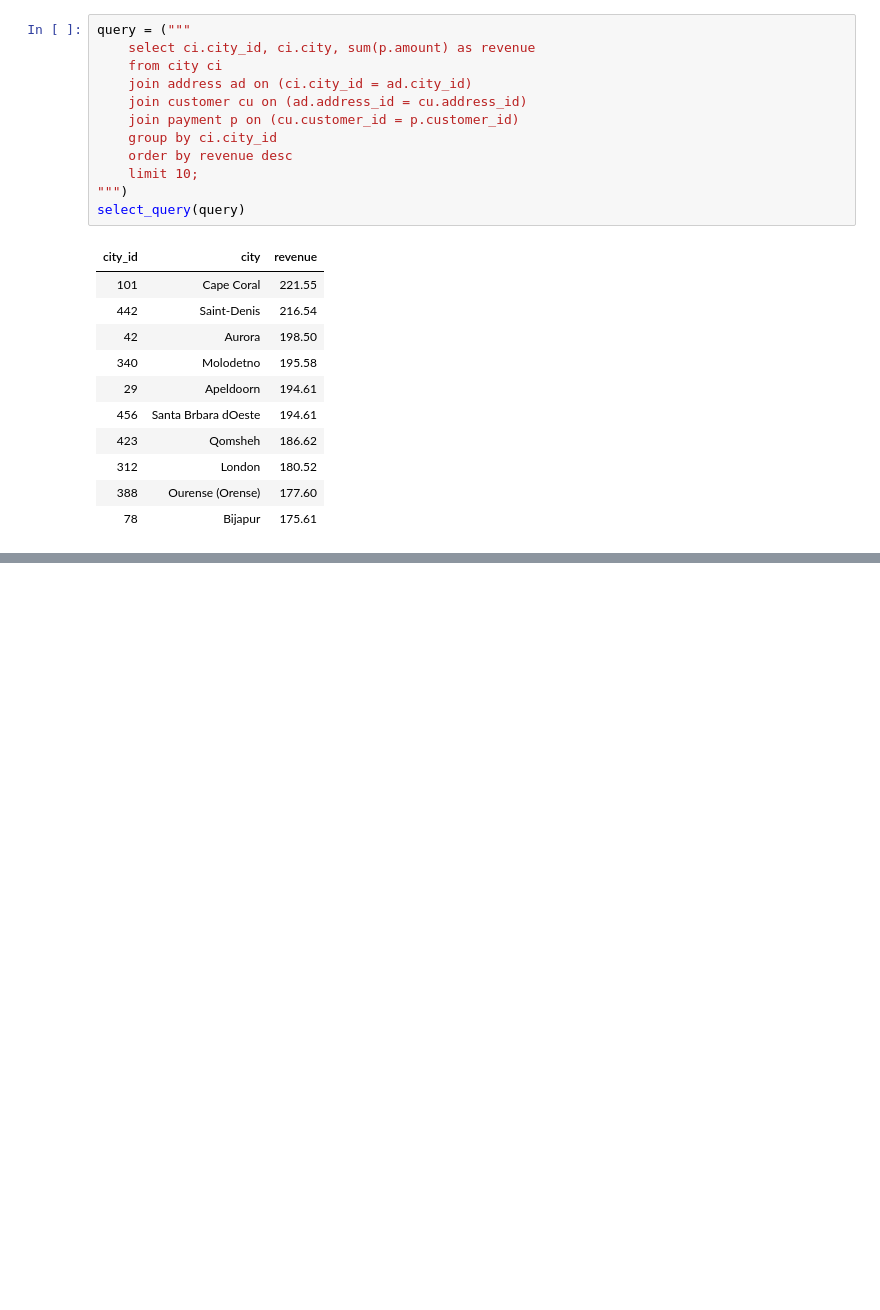
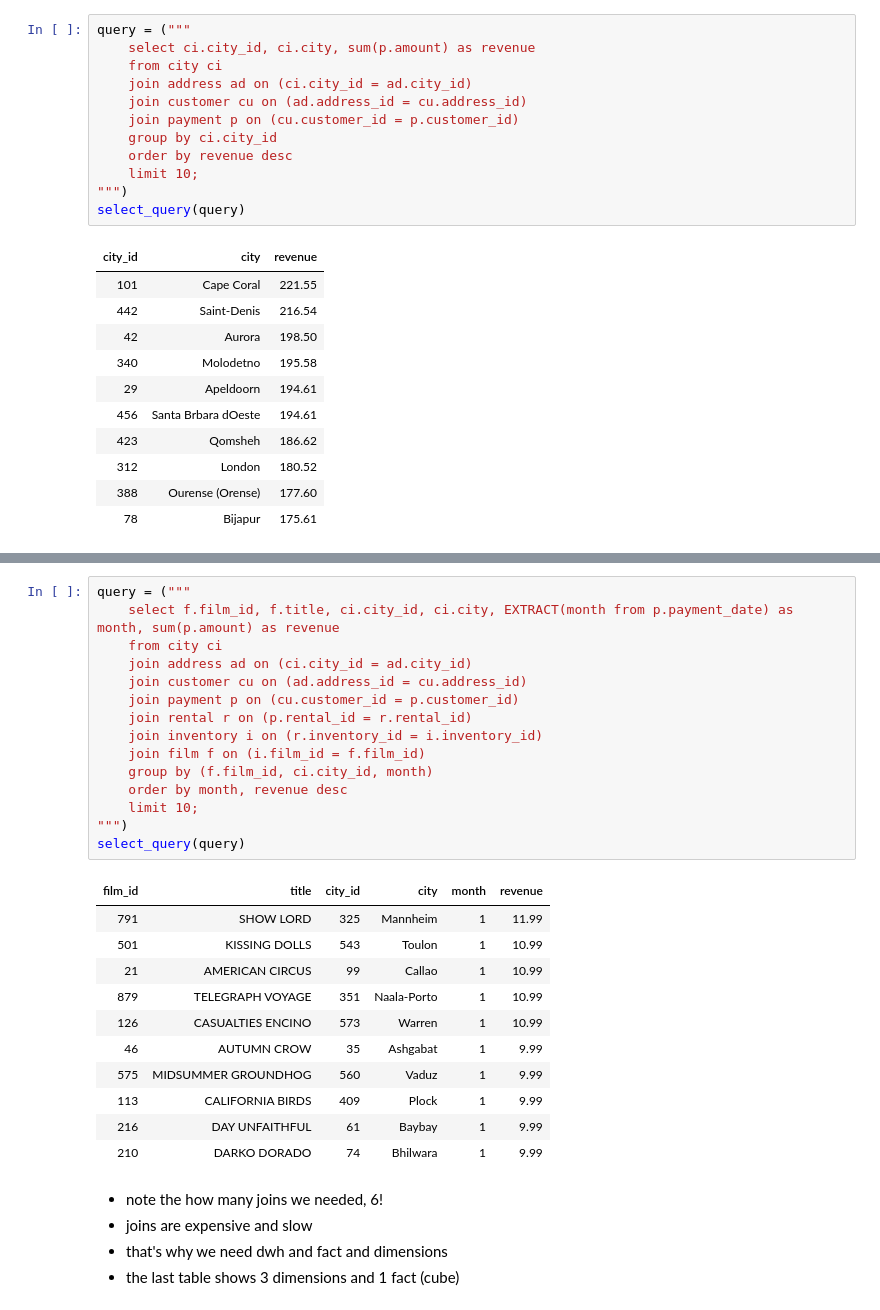
Before and after one commit to eslamdyab21/Knowledge-Hub, a Jupyter notebook: Courses/Udacity-DWH/3NF-2-Star/notebook.ipynb, the cells around one changed output, grey strips where cells are left out. Drawn from its saved outputs; the diff is of its cells as text; blank space fills up the shorter version.

```diff
--- a/Courses/Udacity-DWH/3NF-2-Star/notebook.ipynb
+++ b/Courses/Udacity-DWH/3NF-2-Star/notebook.ipynb
@@ -401,0 +481,32 @@ select_query(query)
+# %%
+query = ("""
+    select f.film_id, f.title, ci.city_id, ci.city, EXTRACT(month from p.payment_date) as month, sum(p.amount) as revenue
+    from city ci
+    join address ad on (ci.city_id = ad.city_id)
+    join customer cu on (ad.address_id = cu.address_id)
+    join payment p on (cu.customer_id = p.customer_id)
+    join rental r on (p.rental_id = r.rental_id)
+    join inventory i on (r.inventory_id = i.inventory_id)
+    join film f on (i.film_id = f.film_id)
+    group by (f.film_id, ci.city_id, month)
+    order by month, revenue desc
+    limit 10;
+""")
+select_query(query)
+# %% [output]
+| film_id | title | city_id | city | month | revenue |
+| 791 | SHOW LORD | 325 | Mannheim | 1 | 11.99 |
+| 501 | KISSING DOLLS | 543 | Toulon | 1 | 10.99 |
+| 21 | AMERICAN CIRCUS | 99 | Callao | 1 | 10.99 |
+| 879 | TELEGRAPH VOYAGE | 351 | Naala-Porto | 1 | 10.99 |
+| 126 | CASUALTIES ENCINO | 573 | Warren | 1 | 10.99 |
+| 46 | AUTUMN CROW | 35 | Ashgabat | 1 | 9.99 |
+| 575 | MIDSUMMER GROUNDHOG | 560 | Vaduz | 1 | 9.99 |
+| 113 | CALIFORNIA BIRDS | 409 | Plock | 1 | 9.99 |
+| 216 | DAY UNFAITHFUL | 61 | Baybay | 1 | 9.99 |
+| 210 | DARKO DORADO | 74 | Bhilwara | 1 | 9.99 |
+# %% [markdown]
+- note the how many joins we needed, 6!
+- joins are expensive and slow
+- that's why we need dwh and fact and dimensions
+- the last table shows 3 dimensions and 1 fact (cube)
```
Also changed, not shown: parts of 8 cells of this notebook.
